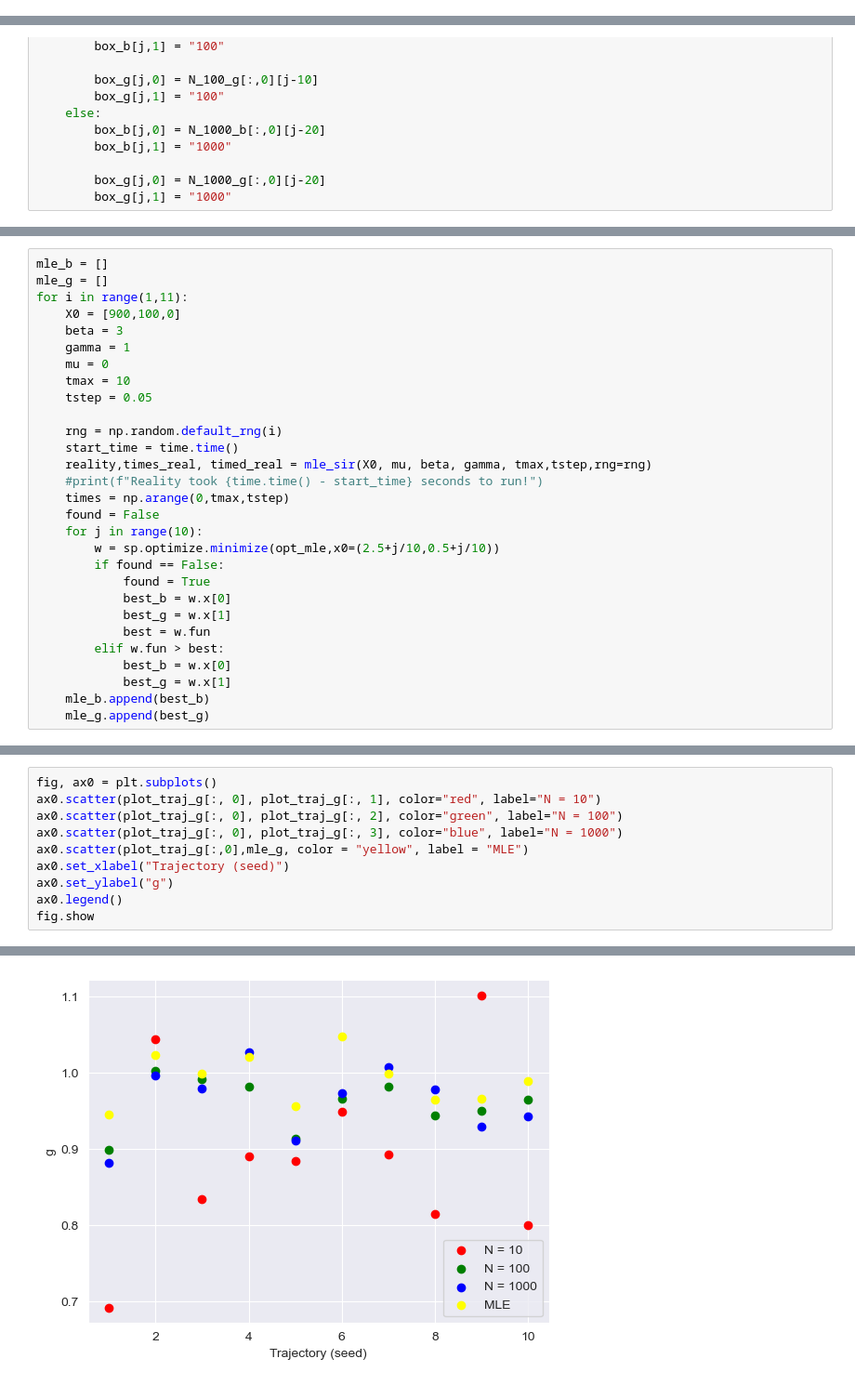
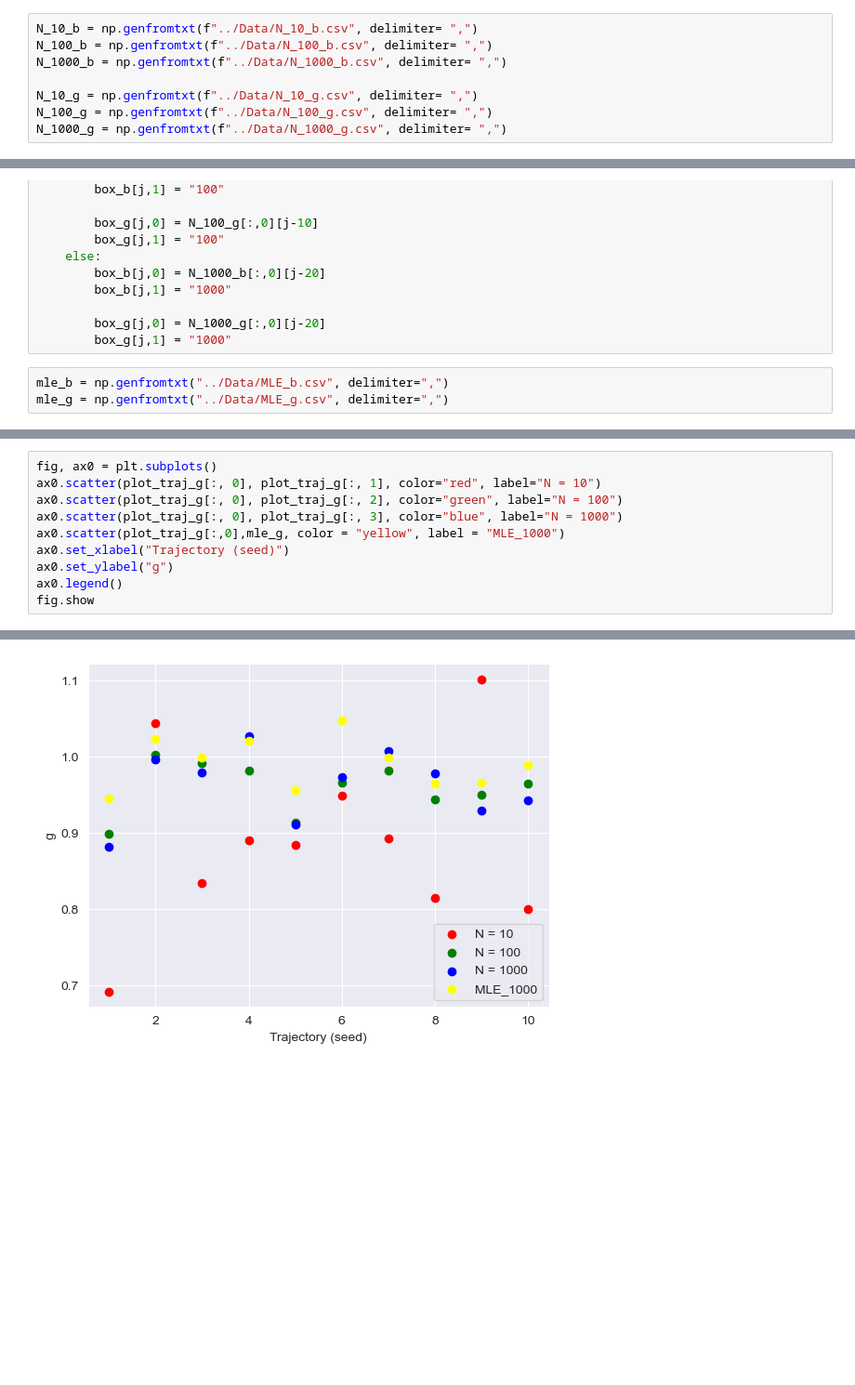
Before and after one commit to odb28/PII_PLS, a Jupyter notebook: Notebooks/SIR Analysis.ipynb, the cells around one changed output, grey strips where cells are left out. Shown at 93% size. Cells and saved outputs as stored; diff of their text form; blank space fills up the shorter version.

```diff
--- a/Notebooks/SIR Analysis.ipynb
+++ b/Notebooks/SIR Analysis.ipynb
@@ -49,3 +11,11 @@ import time
+# %%
+N_10_b = np.genfromtxt(f"../Data/N_10_b.csv", delimiter= ",")
+N_100_b = np.genfromtxt(f"../Data/N_100_b.csv", delimiter= ",")
+N_1000_b = np.genfromtxt(f"../Data/N_1000_b.csv", delimiter= ",")
+
+N_10_g = np.genfromtxt(f"../Data/N_10_g.csv", delimiter= ",")
+N_100_g = np.genfromtxt(f"../Data/N_100_g.csv", delimiter= ",")
+N_1000_g = np.genfromtxt(f"../Data/N_1000_g.csv", delimiter= ",")
 # %%
 plot_traj_b = np.empty(shape=(10,4))
 plot_traj_g = np.empty(shape=(10,4))
@@ -82,3 +52,6 @@ for j in range(30):
 
         box_g[j,0] = N_1000_g[:,0][j-20]
         box_g[j,1] = "1000"
+# %%
+mle_b = np.genfromtxt("../Data/MLE_b.csv", delimiter=",")
+mle_g = np.genfromtxt("../Data/MLE_g.csv", delimiter=",")
@@ -114,29 +79,0 @@ def opt_mle(paras):
-# %%
-mle_b = []
-mle_g = []
-for i in range(1,11):
-    X0 = [900,100,0]
-    beta = 3
-    gamma = 1
-    mu = 0
-    tmax = 10
-    tstep = 0.05
-
-    rng = np.random.default_rng(i)
-    start_time = time.time()
-    reality,times_real, timed_real = mle_sir(X0, mu, beta, gamma, tmax,tstep,rng=rng)
-    #print(f"Reality took {time.time() - start_time} seconds to run!")
-    times = np.arange(0,tmax,tstep)
-    found = False
-    for j in range(10):
-        w = sp.optimize.minimize(opt_mle,x0=(2.5+j/10,0.5+j/10))
-        if found == False:
-            found = True
-            best_b = w.x[0]
-            best_g = w.x[1]
-            best = w.fun
-        elif w.fun > best:
-            best_b = w.x[0]
-            best_g = w.x[1]
-    mle_b.append(best_b)
-    mle_g.append(best_g)
@@ -172,13 +103,13 @@ fig.show
 # %%
 fig, ax0 = plt.subplots()
 ax0.scatter(plot_traj_g[:, 0], plot_traj_g[:, 1], color="red", label="N = 10")
 ax0.scatter(plot_traj_g[:, 0], plot_traj_g[:, 2], color="green", label="N = 100")
 ax0.scatter(plot_traj_g[:, 0], plot_traj_g[:, 3], color="blue", label="N = 1000")
-ax0.scatter(plot_traj_g[:,0],mle_g, color = "yellow", label = "MLE")
+ax0.scatter(plot_traj_g[:,0],mle_g, color = "yellow", label = "MLE_1000")
 ax0.set_xlabel("Trajectory (seed)")
 ax0.set_ylabel("g")
 ax0.legend()
 fig.show
 # %% [output]
 <bound method Figure.show of <Figure size 640x480 with 1 Axes>>
-[figure, old version]
+[figure, new version]
```
Also changed, not shown: parts of 16 cells of this notebook, 13 other files.
